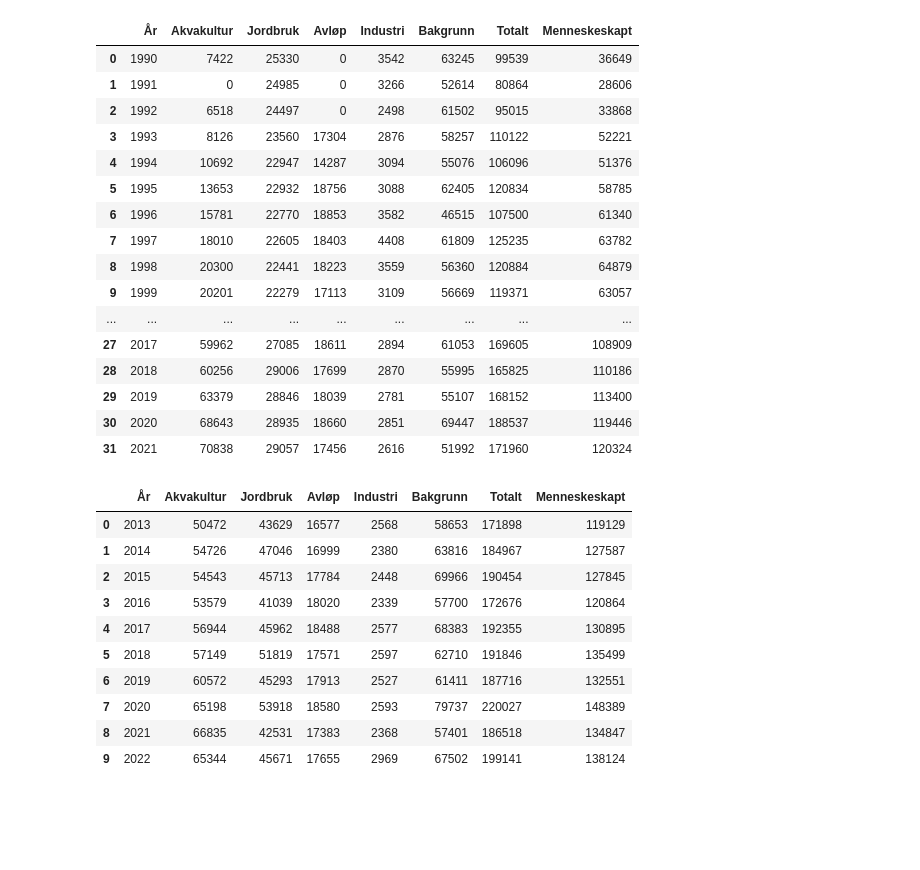
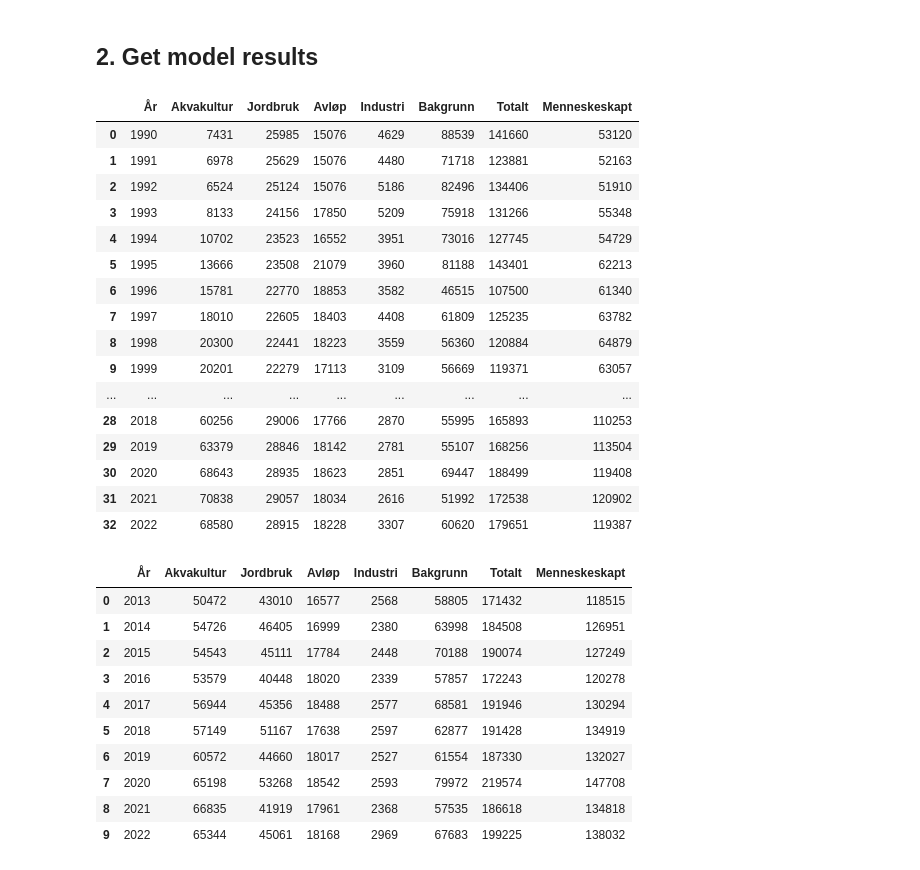
Before and after one commit to NIVANorge/teotil3, a Jupyter notebook: notebooks/development/T2-16_teotil2_vs_teotil3_timeseries.ipynb, the cells around one changed output. Saved outputs shown, nothing was run; the diff lists cells and outputs as text; code cells hidden in the pictures; blank space fills up the shorter version.

```diff
--- a/notebooks/development/T2-16_teotil2_vs_teotil3_timeseries.ipynb
+++ b/notebooks/development/T2-16_teotil2_vs_teotil3_timeseries.ipynb
@@ -11,13 +29,13 @@ plt.style.use("ggplot")
 # %%
-def aggregate_regions(df, par, out_fold=None):
+def aggregate_regions(df, par, out_fold=None, model="teotil3"):
     """Sum TEOTIL output for the main catchments for each region defined in the
        report.
 
     Args
-        df:       Dataframe of results aggregated to the correct column anmes for
-                  the report
-        par:      Str. Either 'n' or 'p'
-        out_fold: None or str. Default None. Folder to save CSVs to, if desired
+        df:            Dataframe of results aggregated to the correct column names
+                       for the report
+        par:           Str. Either 'n' or 'p'
+        out_fold:      None or str. Default None. Folder to save CSVs to, if desired
 
     Returns
         Dict of dataframes. Optionally, results for each region are saved to CSV.
@@ -62,6 +80,14 @@ def aggregate_regions(df, par, out_fold=None):
 
         reg_df = df.query("regine in @catch_list").copy()
         reg_df = reg_df.groupby("År").sum(numeric_only=True).reset_index()
+
+        if model == "teotil2":
+            legacy_csv = f"/home/jovyan/projects/teotil2_reporting/report_2020/jose_data_updated_2018-20/{region}_{par}.csv"
+            legacy_df = pd.read_csv(legacy_csv)
+            legacy_df = legacy_df[legacy_df["År"] <= 1995]
+            reg_df = reg_df[reg_df["År"] > 1995]
+            reg_df = pd.concat([legacy_df, reg_df], axis="rows")
+
         reg_df = reg_df.round(0).astype(int)
         result_dict[region] = reg_df
 
@@ -205,54 +231,59 @@ def get_teotil3_results_main_catchments(st_yr, end_yr):
             del df[col]
 
     return df
+# %% [markdown]
+## 2. Get model results
 # %%
-teo2_st_yr, teo2_end_yr = 1990, 2021
+# Read model results for period of interest
+teo2_st_yr, teo2_end_yr = 1990, 2022
 teo3_st_yr, teo3_end_yr = 2013, 2022
 pars = ["n", "p"]
 
 teo2_df = get_teotil2_results_main_catchments(teo2_st_yr, teo2_end_yr)
 teo3_df = get_teotil3_results_main_catchments(teo3_st_yr, teo3_end_yr)
 # %%
+# Aggregate TEOTIL2 data
 teo2_res_dict = {}
 for par in pars:
     df = aggregate_parameters(teo2_df, par, model="teotil2")
-    teo2_res_dict[par] = aggregate_regions(df, par, out_fold=None)
+    teo2_res_dict[par] = aggregate_regions(df, par, out_fold=None, model="teotil2")
 
 teo2_res_dict["n"]["Norges kystområder"]
 # %% [output]
 |  | År | Akvakultur | Jordbruk | Avløp | Industri | Bakgrunn | Totalt | Menneskeskapt |
-| 0 | 1990 | 7422 | 25330 | 0 | 3542 | 63245 | 99539 | 36649 |
-| 1 | 1991 | 0 | 24985 | 0 | 3266 | 52614 | 80864 | 28606 |
-| 2 | 1992 | 6518 | 24497 | 0 | 2498 | 61502 | 95015 | 33868 |
-| 3 | 1993 | 8126 | 23560 | 17304 | 2876 | 58257 | 110122 | 52221 |
-| 4 | 1994 | 10692 | 22947 | 14287 | 3094 | 55076 | 106096 | 51376 |
-| 5 | 1995 | 13653 | 22932 | 18756 | 3088 | 62405 | 120834 | 58785 |
+| 0 | 1990 | 7431 | 25985 | 15076 | 4629 | 88539 | 141660 | 53120 |
+| 1 | 1991 | 6978 | 25629 | 15076 | 4480 | 71718 | 123881 | 52163 |
+| 2 | 1992 | 6524 | 25124 | 15076 | 5186 | 82496 | 134406 | 51910 |
+| 3 | 1993 | 8133 | 24156 | 17850 | 5209 | 75918 | 131266 | 55348 |
+| 4 | 1994 | 10702 | 23523 | 16552 | 3951 | 73016 | 127745 | 54729 |
+| 5 | 1995 | 13666 | 23508 | 21079 | 3960 | 81188 | 143401 | 62213 |
 | 6 | 1996 | 15781 | 22770 | 18853 | 3582 | 46515 | 107500 | 61340 |
 | 7 | 1997 | 18010 | 22605 | 18403 | 4408 | 61809 | 125235 | 63782 |
 | 8 | 1998 | 20300 | 22441 | 18223 | 3559 | 56360 | 120884 | 64879 |
 | 9 | 1999 | 20201 | 22279 | 17113 | 3109 | 56669 | 119371 | 63057 |
 | ... | ... | ... | ... | ... | ... | ... | ... | ... |
-| 27 | 2017 | 59962 | 27085 | 18611 | 2894 | 61053 | 169605 | 108909 |
-| 28 | 2018 | 60256 | 29006 | 17699 | 2870 | 55995 | 165825 | 110186 |
-| 29 | 2019 | 63379 | 28846 | 18039 | 2781 | 55107 | 168152 | 113400 |
-| 30 | 2020 | 68643 | 28935 | 18660 | 2851 | 69447 | 188537 | 119446 |
-| 31 | 2021 | 70838 | 29057 | 17456 | 2616 | 51992 | 171960 | 120324 |
+| 28 | 2018 | 60256 | 29006 | 17766 | 2870 | 55995 | 165893 | 110253 |
+| 29 | 2019 | 63379 | 28846 | 18142 | 2781 | 55107 | 168256 | 113504 |
+| 30 | 2020 | 68643 | 28935 | 18623 | 2851 | 69447 | 188499 | 119408 |
+| 31 | 2021 | 70838 | 29057 | 18034 | 2616 | 51992 | 172538 | 120902 |
+| 32 | 2022 | 68580 | 28915 | 18228 | 3307 | 60620 | 179651 | 119387 |
 # %%
+# Aggregate TEOTIL3 data
 teo3_res_dict = {}
 for par in pars:
     df = aggregate_parameters(teo3_df, par, model="teotil3")
-    teo3_res_dict[par] = aggregate_regions(df, par, out_fold=None)
+    teo3_res_dict[par] = aggregate_regions(df, par, out_fold=None, model="teotil3")
 
 teo3_res_dict["n"]["Norges kystområder"]
 # %% [output]
 |  | År | Akvakultur | Jordbruk | Avløp | Industri | Bakgrunn | Totalt | Menneskeskapt |
-| 0 | 2013 | 50472 | 43629 | 16577 | 2568 | 58653 | 171898 | 119129 |
-| 1 | 2014 | 54726 | 47046 | 16999 | 2380 | 63816 | 184967 | 127587 |
-| 2 | 2015 | 54543 | 45713 | 17784 | 2448 | 69966 | 190454 | 127845 |
-| 3 | 2016 | 53579 | 41039 | 18020 | 2339 | 57700 | 172676 | 120864 |
-| 4 | 2017 | 56944 | 45962 | 18488 | 2577 | 68383 | 192355 | 130895 |
-| 5 | 2018 | 57149 | 51819 | 17571 | 2597 | 62710 | 191846 | 135499 |
-| 6 | 2019 | 60572 | 45293 | 17913 | 2527 | 61411 | 187716 | 132551 |
-| 7 | 2020 | 65198 | 53918 | 18580 | 2593 | 79737 | 220027 | 148389 |
-| 8 | 2021 | 66835 | 42531 | 17383 | 2368 | 57401 | 186518 | 134847 |
-| 9 | 2022 | 65344 | 45671 | 17655 | 2969 | 67502 | 199141 | 138124 |
+| 0 | 2013 | 50472 | 43010 | 16577 | 2568 | 58805 | 171432 | 118515 |
+| 1 | 2014 | 54726 | 46405 | 16999 | 2380 | 63998 | 184508 | 126951 |
+| 2 | 2015 | 54543 | 45111 | 17784 | 2448 | 70188 | 190074 | 127249 |
+| 3 | 2016 | 53579 | 40448 | 18020 | 2339 | 57857 | 172243 | 120278 |
+| 4 | 2017 | 56944 | 45356 | 18488 | 2577 | 68581 | 191946 | 130294 |
+| 5 | 2018 | 57149 | 51167 | 17638 | 2597 | 62877 | 191428 | 134919 |
+| 6 | 2019 | 60572 | 44660 | 18017 | 2527 | 61554 | 187330 | 132027 |
+| 7 | 2020 | 65198 | 53268 | 18542 | 2593 | 79972 | 219574 | 147708 |
+| 8 | 2021 | 66835 | 41919 | 17961 | 2368 | 57535 | 186618 | 134818 |
+| 9 | 2022 | 65344 | 45061 | 18168 | 2969 | 67683 | 199225 | 138032 |
```
Also changed, not shown: parts of 11 cells of this notebook, 19 other files.
